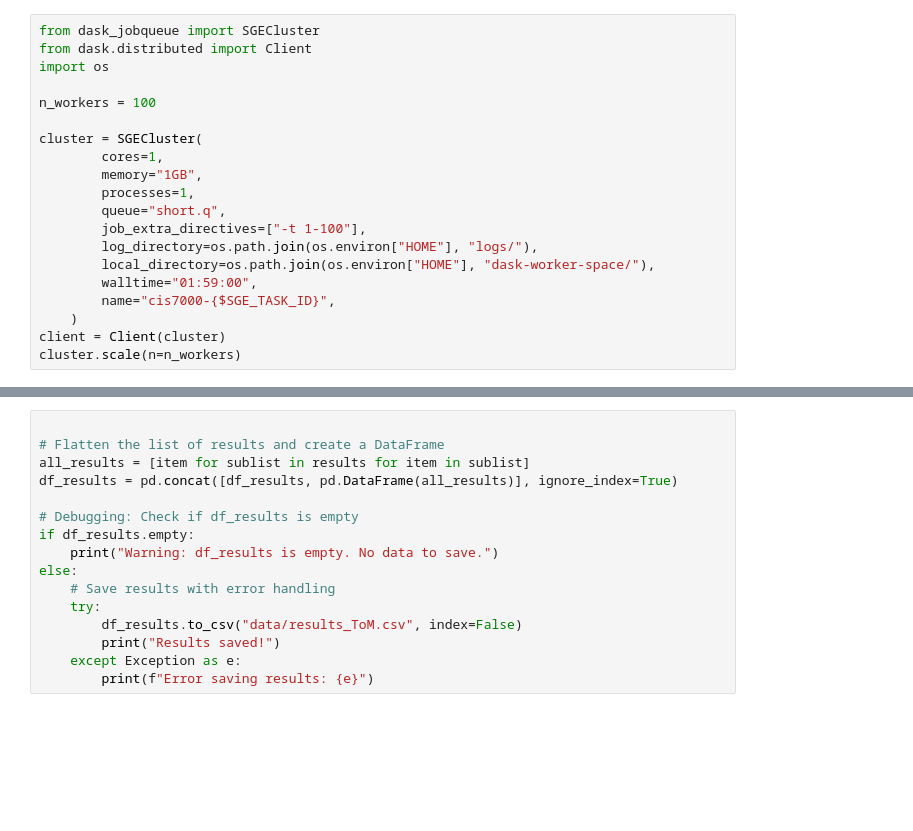
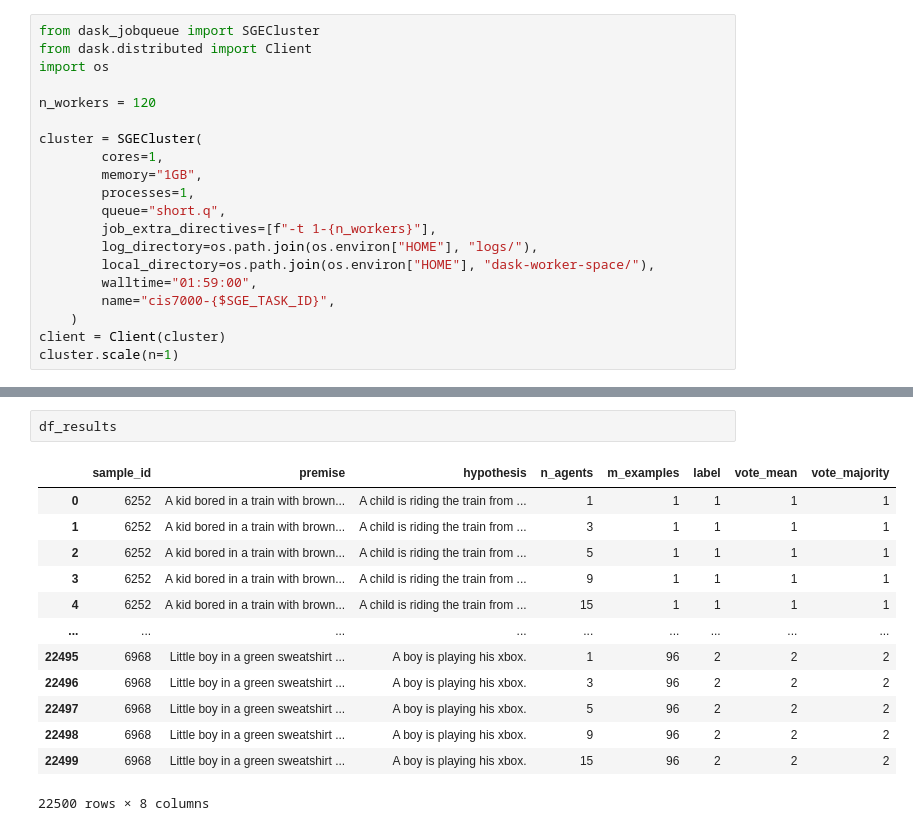
Before and after one commit to jrudoler/cis7000-multi-agent, a Jupyter notebook: main.ipynb, the cells around one changed output, grey strips where cells are left out. Saved outputs shown, nothing was run; the diff lists cells and outputs as text; blank space fills up the shorter version.

Commit message:
parallel with full size results and working multiple voting system

```diff
--- a/main.ipynb
+++ b/main.ipynb
@@ -9,18 +17,18 @@ from dask_jobqueue import SGECluster
 from dask.distributed import Client
 import os
 
-n_workers = 100
+n_workers = 120
 
 cluster = SGECluster(
         cores=1,
         memory="1GB",
         processes=1,
         queue="short.q",
-        job_extra_directives=["-t 1-100"],
+        job_extra_directives=[f"-t 1-{n_workers}"],
         log_directory=os.path.join(os.environ["HOME"], "logs/"),
         local_directory=os.path.join(os.environ["HOME"], "dask-worker-space/"),
         walltime="01:59:00",
         name="cis7000-{$SGE_TASK_ID}",
     )
 client = Client(cluster)
-cluster.scale(n=n_workers)
+cluster.scale(n=1)
@@ -102,16 +123,16 @@ NameError: name 'n_workers' is not defined
-# %%
-
-# Flatten the list of results and create a DataFrame
-all_results = [item for sublist in results for item in sublist]
-df_results = pd.concat([df_results, pd.DataFrame(all_results)], ignore_index=True)
-
-# Debugging: Check if df_results is empty
-if df_results.empty:
-    print("Warning: df_results is empty. No data to save.")
-else:
-    # Save results with error handling
-    try:
-        df_results.to_csv("data/results_ToM.csv", index=False)
-        print("Results saved!")
-    except Exception as e:
-        print(f"Error saving results: {e}")
+# %%
+df_results
+# %% [output]
+|  | sample_id | premise | hypothesis | n_agents | m_examples | label | vote_mean | vote_majority |
+| 0 | 6252 | A kid bored in a train with brown... | A child is riding the train from ... | 1 | 1 | 1 | 1 | 1 |
+| 1 | 6252 | A kid bored in a train with brown... | A child is riding the train from ... | 3 | 1 | 1 | 1 | 1 |
+| 2 | 6252 | A kid bored in a train with brown... | A child is riding the train from ... | 5 | 1 | 1 | 1 | 1 |
+| 3 | 6252 | A kid bored in a train with brown... | A child is riding the train from ... | 9 | 1 | 1 | 1 | 1 |
+| 4 | 6252 | A kid bored in a train with brown... | A child is riding the train from ... | 15 | 1 | 1 | 1 | 1 |
+| ... | ... | ... | ... | ... | ... | ... | ... | ... |
+| 22495 | 6968 | Little boy in a green sweatshirt ... | A boy is playing his xbox. | 1 | 96 | 2 | 2 | 2 |
+| 22496 | 6968 | Little boy in a green sweatshirt ... | A boy is playing his xbox. | 3 | 96 | 2 | 2 | 2 |
+| 22497 | 6968 | Little boy in a green sweatshirt ... | A boy is playing his xbox. | 5 | 96 | 2 | 2 | 2 |
+| 22498 | 6968 | Little boy in a green sweatshirt ... | A boy is playing his xbox. | 9 | 96 | 2 | 2 | 2 |
+| 22499 | 6968 | Little boy in a green sweatshirt ... | A boy is playing his xbox. | 15 | 96 | 2 | 2 | 2 |
+22500 rows × 8 columns
```
Also changed, not shown: parts of 6 cells of this notebook, 5 other files.
